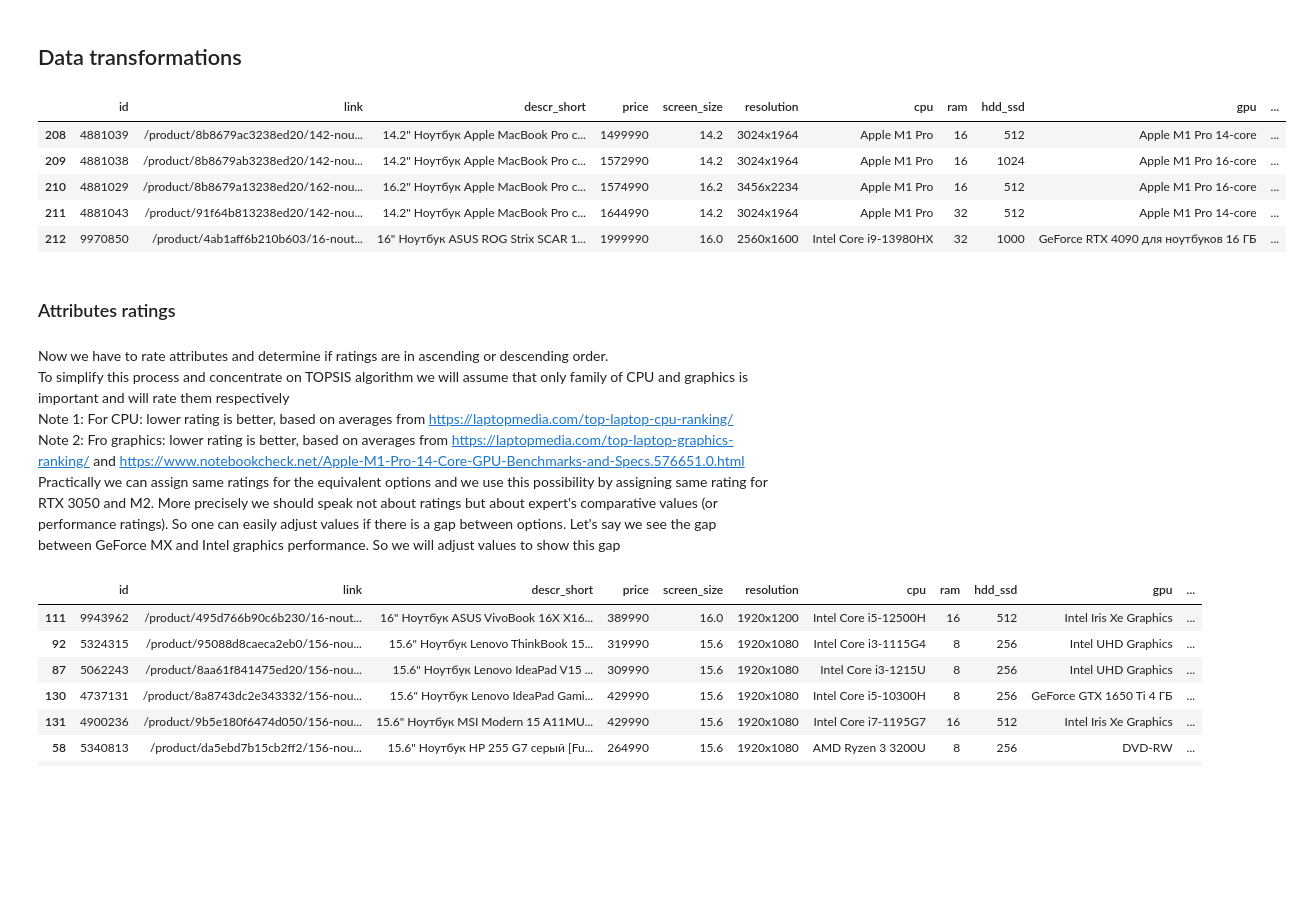
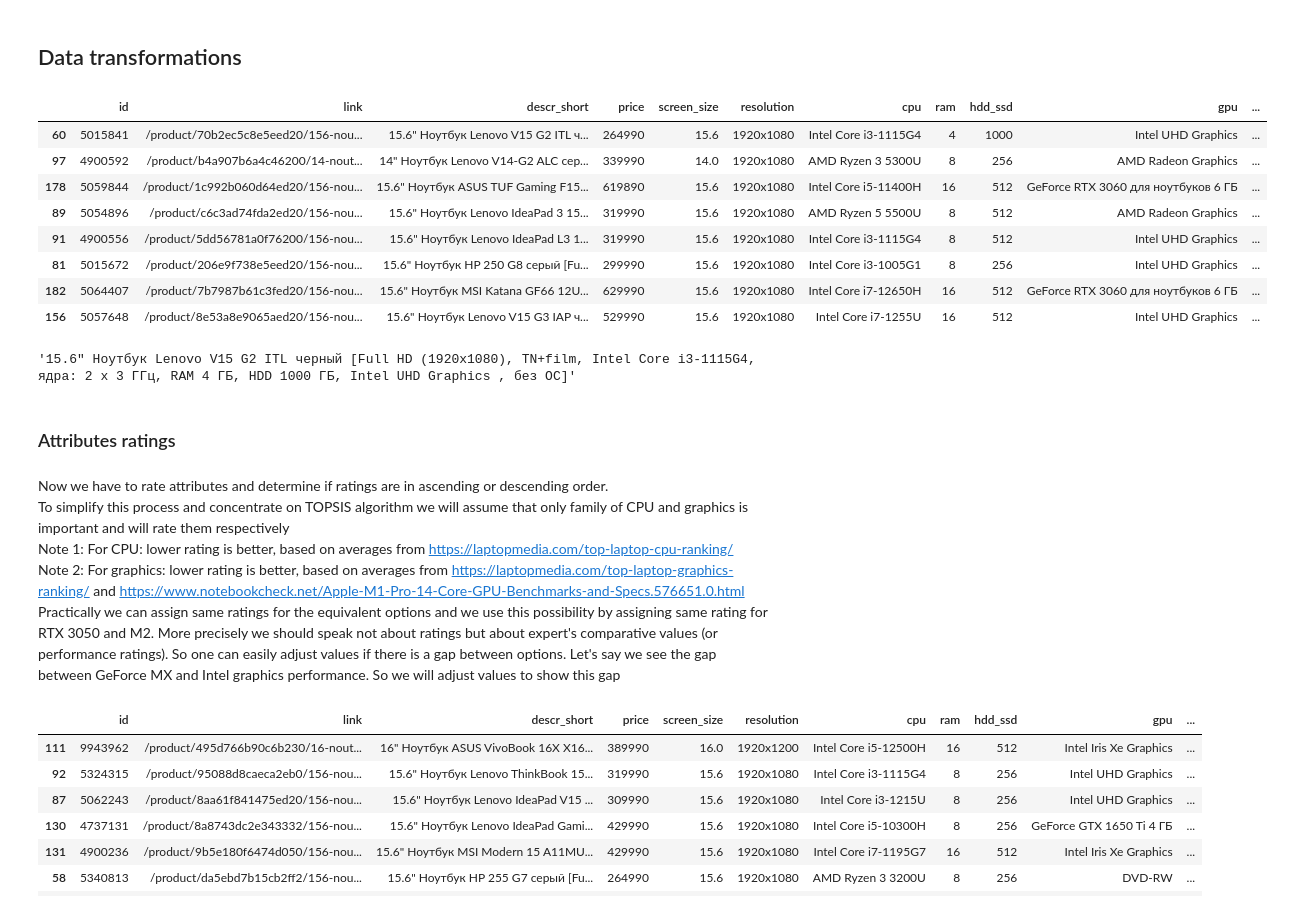
Before and after one commit to sharuhinda/topsis-basic, a Jupyter notebook: 02-topsis.ipynb, the cells around one changed output. Cells and saved outputs as stored; diff of their text form; code cells hidden in the pictures; blank space fills up the shorter version.

```diff
--- a/02-topsis.ipynb
+++ b/02-topsis.ipynb
@@ -16,21 +16,29 @@ matplotlib version: 3.6.2
 ## Data transformations
 # %%
 df = pd.read_csv('datasets/laptops.csv')
-df.tail()
+df.sample(8)
 # %% [output]
 |  | id | link | descr_short | price | screen_size | resolution | cpu | ram | hdd_ssd | gpu | ... |
-| 208 | 4881039 | /product/8b8679ac3238ed20/142-nou... | 14.2" Ноутбук Apple MacBook Pro с... | 1499990 | 14.2 | 3024x1964 | Apple M1 Pro | 16 | 512 | Apple M1 Pro 14-core | ... |
-| 209 | 4881038 | /product/8b8679ab3238ed20/142-nou... | 14.2" Ноутбук Apple MacBook Pro с... | 1572990 | 14.2 | 3024x1964 | Apple M1 Pro | 16 | 1024 | Apple M1 Pro 16-core | ... |
-| 210 | 4881029 | /product/8b8679a13238ed20/162-nou... | 16.2" Ноутбук Apple MacBook Pro с... | 1574990 | 16.2 | 3456x2234 | Apple M1 Pro | 16 | 512 | Apple M1 Pro 16-core | ... |
-| 211 | 4881043 | /product/91f64b813238ed20/142-nou... | 14.2" Ноутбук Apple MacBook Pro с... | 1644990 | 14.2 | 3024x1964 | Apple M1 Pro | 32 | 512 | Apple M1 Pro 14-core | ... |
-| 212 | 9970850 | /product/4ab1aff6b210b603/16-nout... | 16" Ноутбук ASUS ROG Strix SCAR 1... | 1999990 | 16.0 | 2560x1600 | Intel Core i9-13980HX | 32 | 1000 | GeForce RTX 4090 для ноутбуков 16 ГБ | ... |
+| 60 | 5015841 | /product/70b2ec5c8e5eed20/156-nou... | 15.6" Ноутбук Lenovo V15 G2 ITL ч... | 264990 | 15.6 | 1920x1080 | Intel Core i3-1115G4 | 4 | 1000 | Intel UHD Graphics | ... |
+| 97 | 4900592 | /product/b4a907b6a4c46200/14-nout... | 14" Ноутбук Lenovo V14-G2 ALC сер... | 339990 | 14.0 | 1920x1080 | AMD Ryzen 3 5300U | 8 | 256 | AMD Radeon Graphics | ... |
+| 178 | 5059844 | /product/1c992b060d64ed20/156-nou... | 15.6" Ноутбук ASUS TUF Gaming F15... | 619890 | 15.6 | 1920x1080 | Intel Core i5-11400H | 16 | 512 | GeForce RTX 3060 для ноутбуков 6 ГБ | ... |
+| 89 | 5054896 | /product/c6c3ad74fda2ed20/156-nou... | 15.6" Ноутбук Lenovo IdeaPad 3 15... | 319990 | 15.6 | 1920x1080 | AMD Ryzen 5 5500U | 8 | 512 | AMD Radeon Graphics | ... |
+| 91 | 4900556 | /product/5dd56781a0f76200/156-nou... | 15.6" Ноутбук Lenovo IdeaPad L3 1... | 319990 | 15.6 | 1920x1080 | Intel Core i3-1115G4 | 8 | 512 | Intel UHD Graphics | ... |
+| 81 | 5015672 | /product/206e9f738e5eed20/156-nou... | 15.6" Ноутбук HP 250 G8 серый [Fu... | 299990 | 15.6 | 1920x1080 | Intel Core i3-1005G1 | 8 | 256 | Intel UHD Graphics | ... |
+| 182 | 5064407 | /product/7b7987b61c3fed20/156-nou... | 15.6" Ноутбук MSI Katana GF66 12U... | 629990 | 15.6 | 1920x1080 | Intel Core i7-12650H | 16 | 512 | GeForce RTX 3060 для ноутбуков 6 ГБ | ... |
+| 156 | 5057648 | /product/8e53a8e9065aed20/156-nou... | 15.6" Ноутбук Lenovo V15 G3 IAP ч... | 529990 | 15.6 | 1920x1080 | Intel Core i7-1255U | 16 | 512 | Intel UHD Graphics | ... |
+# %%
+# an example of short description
+df.iat[60, 2]
+# %% [output]
+'15.6" Ноутбук Lenovo V15 G2 ITL черный [Full HD (1920x1080), TN+film, Intel Core i3-1115G4, ядра: 2 х 3 ГГц, RAM 4 ГБ, HDD 1000 ГБ, Intel UHD Graphics , без ОС]'
 # %% [markdown]
 ### Attributes ratings
 # %% [markdown]
 Now we have to rate attributes and determine if ratings are in ascending or descending order.
 To simplify this process and concentrate on TOPSIS algorithm we will assume that only family of CPU and graphics is important and will rate them respectively
 Note 1: For CPU: lower rating is better, based on averages from https://laptopmedia.com/top-laptop-cpu-ranking/
-Note 2: Fro graphics: lower rating is better, based on averages from https://laptopmedia.com/top-laptop-graphics-ranking/ and https://www.notebookcheck.net/Apple-M1-Pro-14-Core-GPU-Benchmarks-and-Specs.576651.0.html
+Note 2: For graphics: lower rating is better, based on averages from https://laptopmedia.com/top-laptop-graphics-ranking/ and https://www.notebookcheck.net/Apple-M1-Pro-14-Core-GPU-Benchmarks-and-Specs.576651.0.html
 Practically we can assign same ratings for the equivalent options and we use this possibility by assigning same rating for RTX 3050 and M2. More precisely we should speak not about ratings but about expert's comparative values (or performance ratings). So one can easily adjust values if there is a gap between options. Let's say we see the gap between GeForce MX and Intel graphics performance. So we will adjust values to show this gap
 # %%
 cpu_ratings = {
```
Also changed, not shown: parts of 1 cell of this notebook, 1 other file.
